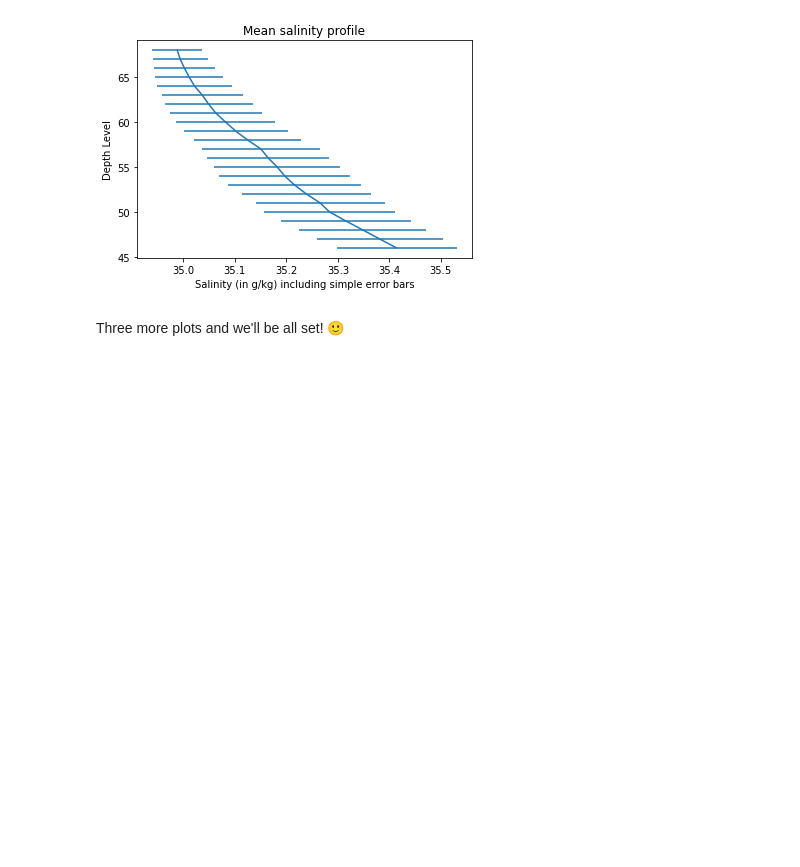
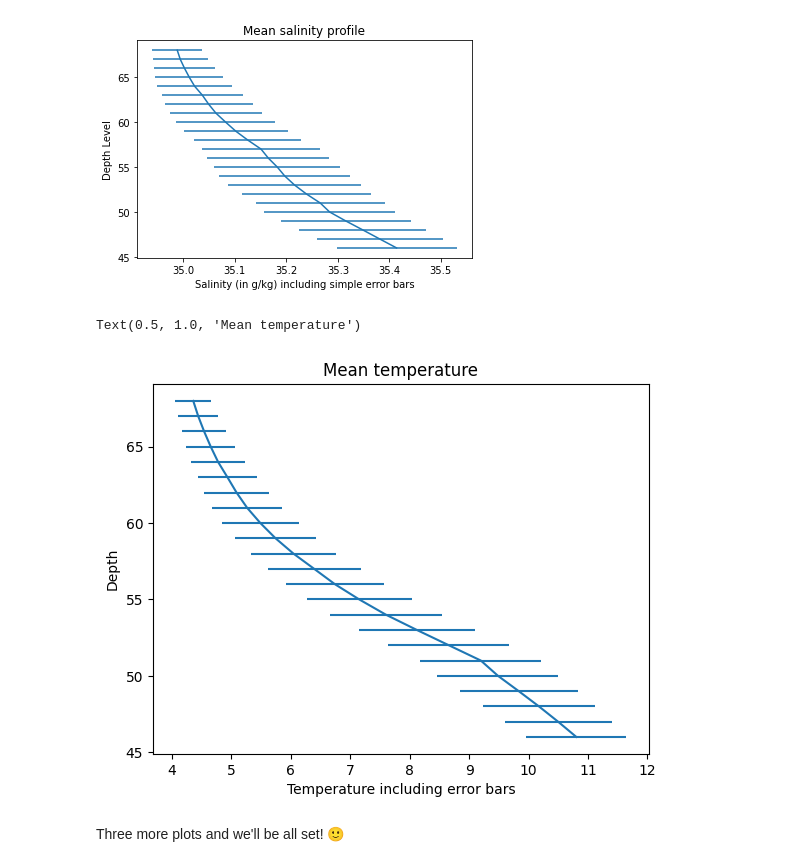
Before and after one commit to explaureart/2023_Intro_Python, a Jupyter notebook: W2_S1.ipynb, the cells around one changed output. Cells and saved outputs as stored; diff of their text form; code cells hidden in the pictures; blank space fills up the shorter version.

```diff
--- a/W2_S1.ipynb
+++ b/W2_S1.ipynb
@@ -306,2 +319,7 @@ ___
+# %%
+mean_Temp = np.mean(Temp,axis=1)
+mean_S = np.mean(salin,axis=1)
+mean_P = np.mean(pressure,axis=1)
+mean_relative_density = np.mean(relative_density,axis=1)
 # %% [markdown]
 ... and the standard deviations.
@@ -310,3 +326,8 @@ ___ = ___.___(___,___)
+# %%
+std_Temp = np.std(Temp,axis=1)
+std_S = np.std(salin,axis=1)
+std_P = np.std(pressure,axis=1)
+std_relative_density = np.std(relative_density,axis=1)
 # %% [markdown]
 Check that they have the same shape as your vertical level `lev` coordinate:
 # %%
@@ -320,9 +342,12 @@ Hint 2: You should get plots similar to the one below
 # %% [markdown]
 ![Salinity_mean.png](embedded-picture-1)
 # %%
-plt.errorbar(___,___,xerr=___)
-plt.xlabel(___)
-plt.ylabel(___)
-plt.title(___)
+plt.errorbar(mean_Temp,levels,xerr=std_Temp)
+plt.xlabel('Temperature including error bars')
+plt.ylabel('Depth')
+plt.title('Mean temperature')
+# %% [output]
+Text(0.5, 1.0, 'Mean temperature')
+[figure, added]
 # %% [markdown]
 Three more plots and we'll be all set! 🙂
```
Also changed, not shown: parts of 16 cells of this notebook.
